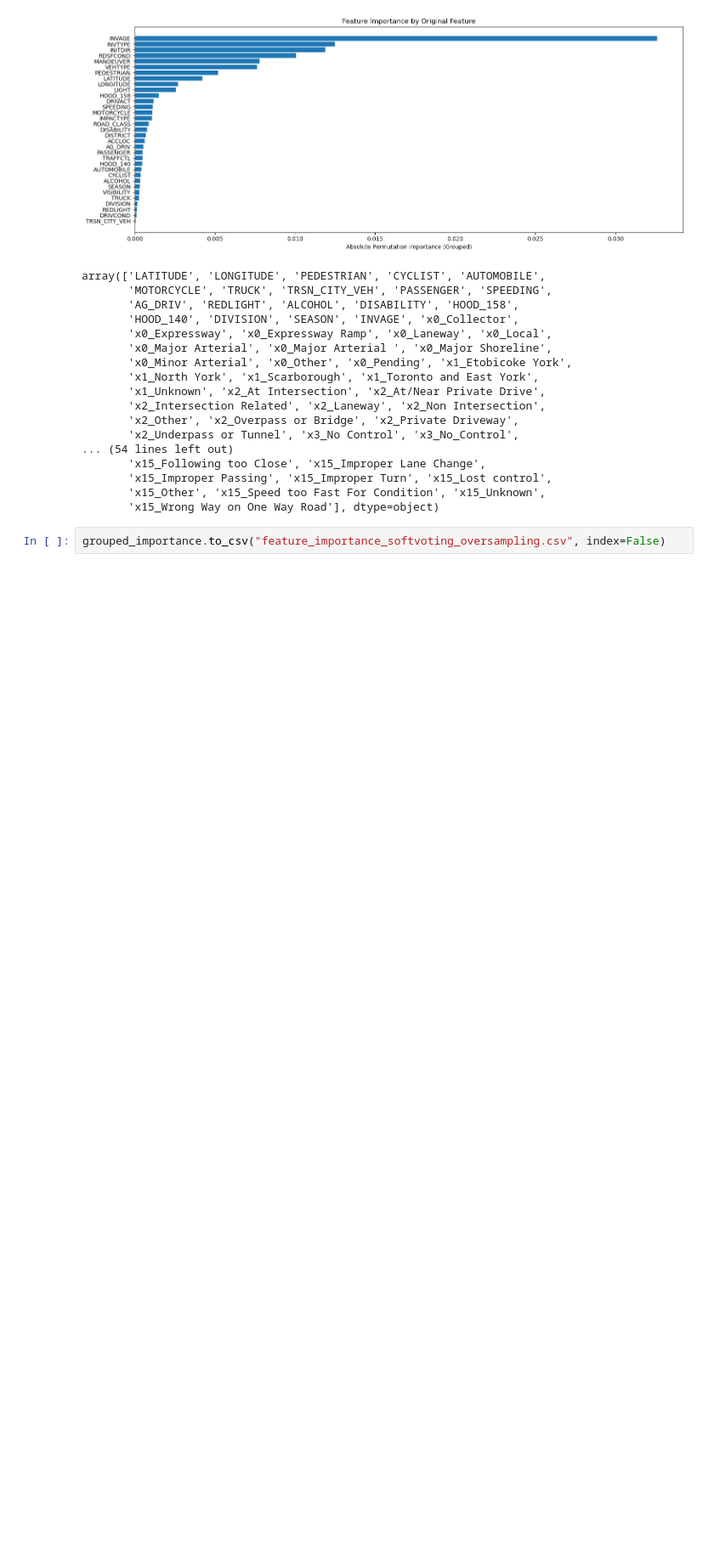
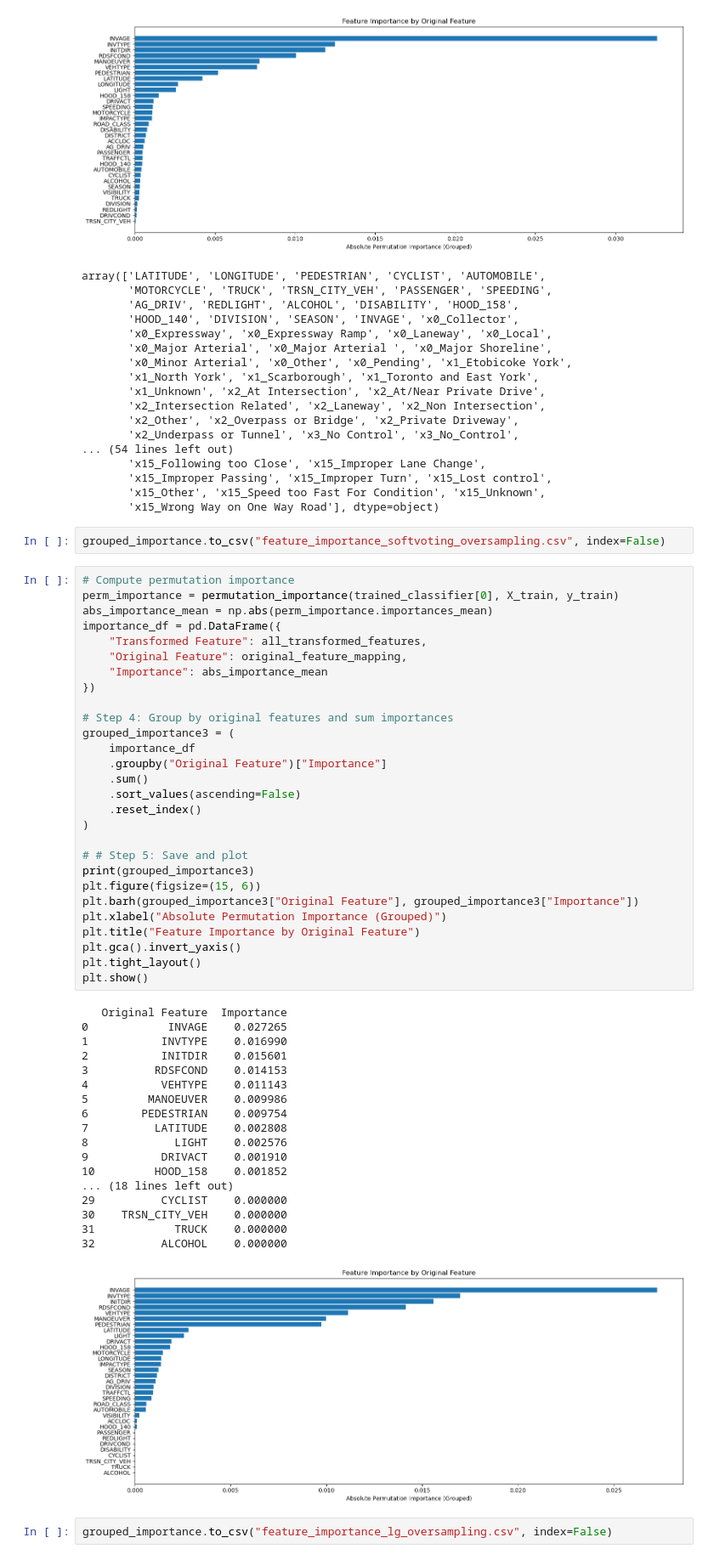
Before and after one commit to jdacenca/toronto-accident-prediction, a Jupyter notebook: SVM/notebook/ensemble/ensemble_v2/ensemble_oversampling.ipynb, the cells around one changed output. Shown: that part at 85% size. Drawn from its saved outputs; the diff is of its cells as text; blank space fills up the shorter version.

```diff
--- a/SVM/notebook/ensemble/ensemble_v2/ensemble_oversampling.ipynb
+++ b/SVM/notebook/ensemble/ensemble_v2/ensemble_oversampling.ipynb
@@ -769,3 +769,52 @@ array(['LATITUDE', 'LONGITUDE', 'PEDESTRIAN', 'CYCLIST', 'AUTOMOBILE',
        'x15_Wrong Way on One Way Road'], dtype=object)
 # %%
 grouped_importance.to_csv("feature_importance_softvoting_oversampling.csv", index=False)
+# %%
+# Compute permutation importance
+perm_importance = permutation_importance(trained_classifier[0], X_train, y_train)
+abs_importance_mean = np.abs(perm_importance.importances_mean)
+importance_df = pd.DataFrame({
+    "Transformed Feature": all_transformed_features,
+    "Original Feature": original_feature_mapping,
+    "Importance": abs_importance_mean
+})
+
+# Step 4: Group by original features and sum importances
+grouped_importance3 = (
+    importance_df
+    .groupby("Original Feature")["Importance"]
+    .sum()
+    .sort_values(ascending=False)
+    .reset_index()
+)
+
+# # Step 5: Save and plot
+print(grouped_importance3)
+plt.figure(figsize=(15, 6))
+plt.barh(grouped_importance3["Original Feature"], grouped_importance3["Importance"])
+plt.xlabel("Absolute Permutation Importance (Grouped)")
+plt.title("Feature Importance by Original Feature")
+plt.gca().invert_yaxis()
+plt.tight_layout()
+plt.show()
+# %% [output]
+   Original Feature  Importance
+0            INVAGE    0.027265
+1           INVTYPE    0.016990
+2           INITDIR    0.015601
+3          RDSFCOND    0.014153
+4           VEHTYPE    0.011143
+5         MANOEUVER    0.009986
+6        PEDESTRIAN    0.009754
+7          LATITUDE    0.002808
+8             LIGHT    0.002576
+9           DRIVACT    0.001910
+10         HOOD_158    0.001852
+... (18 lines left out)
+29          CYCLIST    0.000000
+30    TRSN_CITY_VEH    0.000000
+31            TRUCK    0.000000
+32          ALCOHOL    0.000000
+[figure, added]
+# %%
+grouped_importance.to_csv("feature_importance_lg_oversampling.csv", index=False)
```
Also changed, not shown: parts of 2 cells of this notebook, 11 other files.
